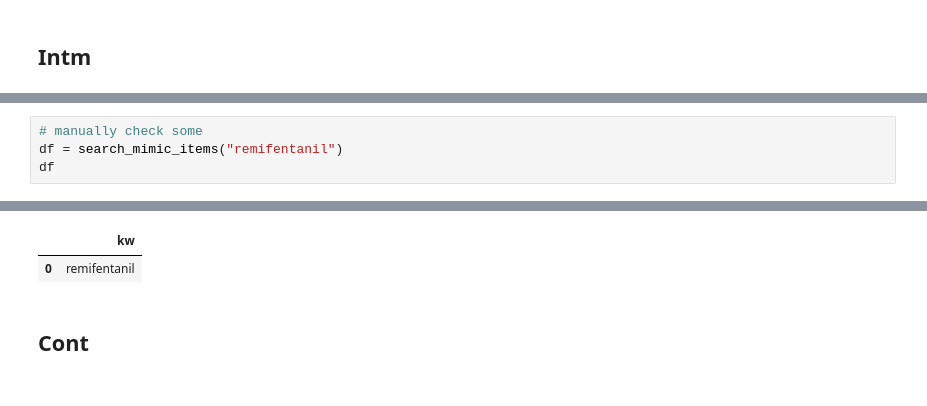
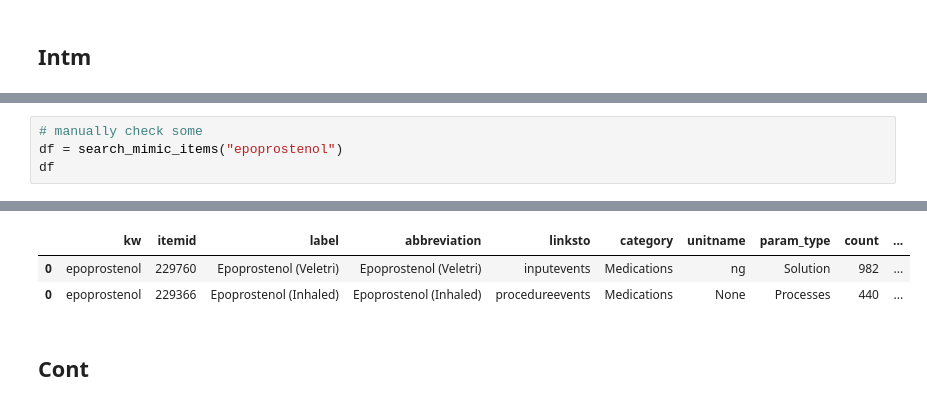
Before and after one commit to Common-Longitudinal-ICU-data-Format/CLIF-MIMIC, a Jupyter notebook: notebooks/med_admin_dev.ipynb, the cells around one changed output, grey strips where cells are left out. Drawn from its saved outputs; the diff is of its cells as text.

```diff
--- a/notebooks/med_admin_dev.ipynb
+++ b/notebooks/med_admin_dev.ipynb
@@ -110,5 +131,5 @@ meds_found = pd.concat(list_of_dfs, ignore_index=True)
 # %%
 # manually check some
-df = search_mimic_items("remifentanil")
+df = search_mimic_items("epoprostenol")
 df
 # %% [output]
@@ -118,5 +140,6 @@ df
-|  | kw |
-| 0 | remifentanil |
+|  | kw | itemid | label | abbreviation | linksto | category | unitname | param_type | count | ... |
+| 0 | epoprostenol | 229760 | Epoprostenol (Veletri) | Epoprostenol (Veletri) | inputevents | Medications | ng | Solution | 982 | ... |
+| 0 | epoprostenol | 229366 | Epoprostenol (Inhaled) | Epoprostenol (Inhaled) | procedureevents | Medications | None | Processes | 440 | ... |
 # %% [markdown]
 ## Cont
 # %%
```
Also changed, not shown: parts of 43 cells of this notebook, 2 other files.
